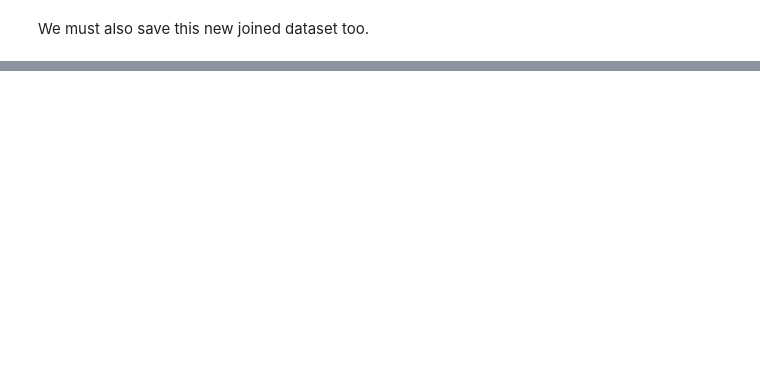
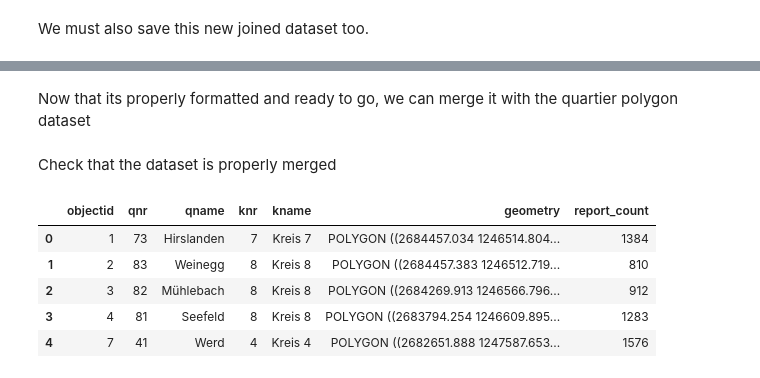
Before and after one commit to dnugent01/zurich-urban-issues, a Jupyter notebook: notebooks/analysis.ipynb, the cells around one changed output, grey strips where cells are left out. Saved outputs shown, nothing was run; the diff lists cells and outputs as text; code cells hidden in the pictures; blank space fills up the shorter version.

Commit message:
created dataframe of total incidents per quartier, experimenting with chloropleth map outputs

```diff
--- a/notebooks/analysis.ipynb
+++ b/notebooks/analysis.ipynb
@@ -209,0 +220,2 @@ zurich_qi.to_file("../data/processed/incidents_joined_quartiers.gpkg", driver =
+# %%
+report_counts = zurich_qi.groupby("qname").size()
@@ -209,0 +224,3 @@ zurich_qi.to_file("../data/processed/incidents_joined_quartiers.gpkg", driver =
+# %%
+report_counts = report_counts.reset_index(name="report_count") #.reset_index() tells python to take this index and reset it back
+#to a column
@@ -209,0 +238,18 @@ zurich_qi.to_file("../data/processed/incidents_joined_quartiers.gpkg", driver =
+# %% [markdown]
+Now that its properly formatted and ready to go, we can merge it with the quartier polygon dataset
+# %%
+quartier_report_counts = zurich_quartier_polygons.merge(
+    report_counts,
+    on="qname"
+)
+# %% [markdown]
+Check that the dataset is properly merged
+# %%
+quartier_report_counts.head()
+# %% [output]
+|  | objectid | qnr | qname | knr | kname | geometry | report_count |
+| 0 | 1 | 73 | Hirslanden | 7 | Kreis 7 | POLYGON ((2684457.034 1246514.804... | 1384 |
+| 1 | 2 | 83 | Weinegg | 8 | Kreis 8 | POLYGON ((2684457.383 1246512.719... | 810 |
+| 2 | 3 | 82 | Mühlebach | 8 | Kreis 8 | POLYGON ((2684269.913 1246566.796... | 912 |
+| 3 | 4 | 81 | Seefeld | 8 | Kreis 8 | POLYGON ((2683794.254 1246609.895... | 1283 |
+| 4 | 7 | 41 | Werd | 4 | Kreis 4 | POLYGON ((2682651.888 1247587.653... | 1576 |
```
Also changed, not shown: parts of 11 cells of this notebook, 2 other files.
